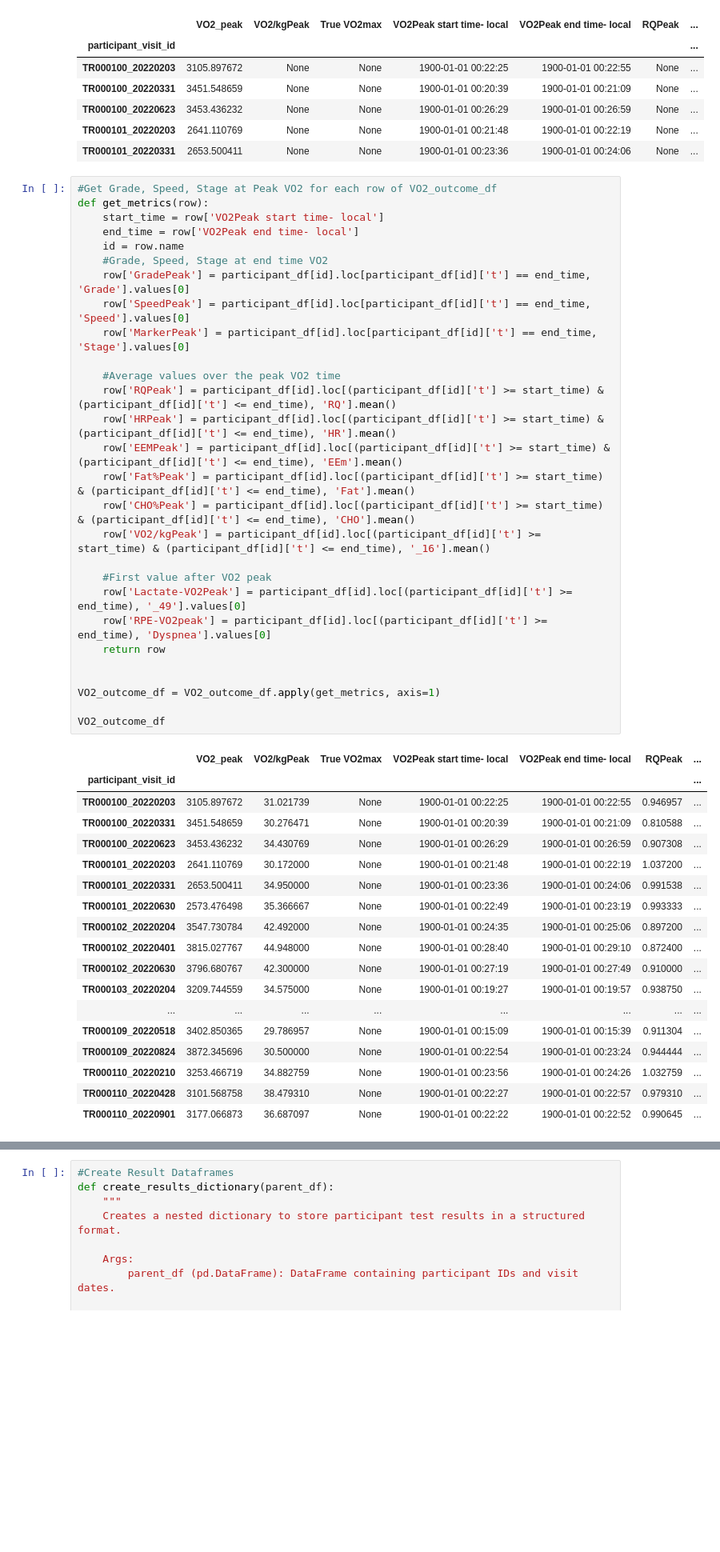
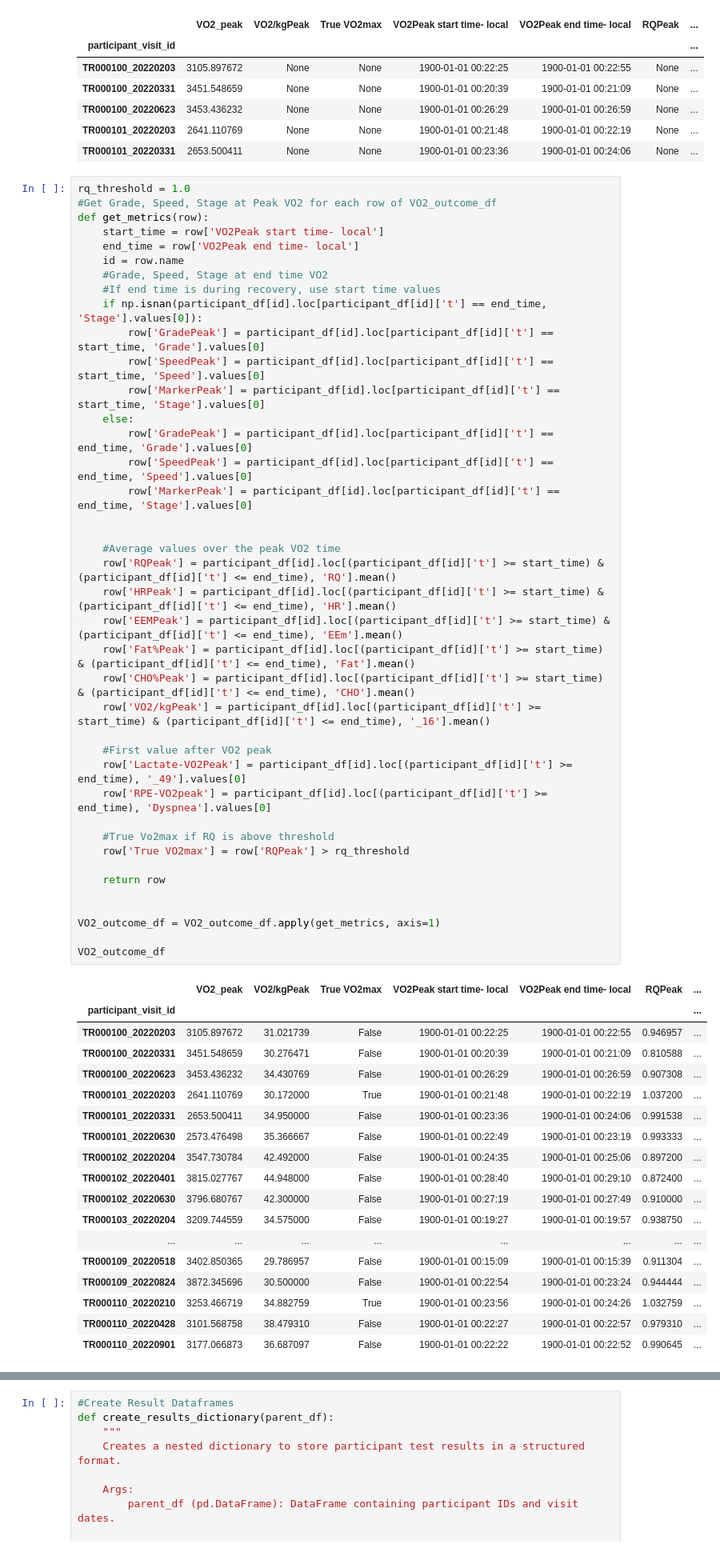
Before and after one commit to myschne/SI485Project, a Jupyter notebook: MIPACEFeatExt.ipynb, the cells around one changed output, grey strips where cells are left out. Shown at 80% size. Cells and saved outputs as stored; diff of their text form; blank space fills up the shorter version.

Commit message:
Fixed marker peak and completed stage summary table function except steady state

```diff
--- a/MIPACEFeatExt.ipynb
+++ b/MIPACEFeatExt.ipynb
@@ -191,49 +192,61 @@ VO2_outcome_df.head()
 | TR000101_20220203 | 2641.110769 | None | None | 1900-01-01 00:21:48 | 1900-01-01 00:22:19 | None | ... |
 | TR000101_20220331 | 2653.500411 | None | None | 1900-01-01 00:23:36 | 1900-01-01 00:24:06 | None | ... |
 # %%
+rq_threshold = 1.0
 #Get Grade, Speed, Stage at Peak VO2 for each row of VO2_outcome_df
 def get_metrics(row):
     start_time = row['VO2Peak start time- local']
     end_time = row['VO2Peak end time- local']
     id = row.name
     #Grade, Speed, Stage at end time VO2
-    row['GradePeak'] = participant_df[id].loc[participant_df[id]['t'] == end_time, 'Grade'].values[0]
-    row['SpeedPeak'] = participant_df[id].loc[participant_df[id]['t'] == end_time, 'Speed'].values[0]
-    row['MarkerPeak'] = participant_df[id].loc[participant_df[id]['t'] == end_time, 'Stage'].values[0]
+    #If end time is during recovery, use start time values
+    if np.isnan(participant_df[id].loc[participant_df[id]['t'] == end_time, 'Stage'].values[0]):
+        row['GradePeak'] = participant_df[id].loc[participant_df[id]['t'] == start_time, 'Grade'].values[0]
+        row['SpeedPeak'] = participant_df[id].loc[participant_df[id]['t'] == start_time, 'Speed'].values[0]
+        row['MarkerPeak'] = participant_df[id].loc[participant_df[id]['t'] == start_time, 'Stage'].values[0]
+    else:
+        row['GradePeak'] = participant_df[id].loc[participant_df[id]['t'] == end_time, 'Grade'].values[0]
+        row['SpeedPeak'] = participant_df[id].loc[participant_df[id]['t'] == end_time, 'Speed'].values[0]
+        row['MarkerPeak'] = participant_df[id].loc[participant_df[id]['t'] == end_time, 'Stage'].values[0]
+
 
     #Average values over the peak VO2 time
     row['RQPeak'] = participant_df[id].loc[(participant_df[id]['t'] >= start_time) & (participant_df[id]['t'] <= end_time), 'RQ'].mean()
     row['HRPeak'] = participant_df[id].loc[(participant_df[id]['t'] >= start_time) & (participant_df[id]['t'] <= end_time), 'HR'].mean()
     row['EEMPeak'] = participant_df[id].loc[(participant_df[id]['t'] >= start_time) & (participant_df[id]['t'] <= end_time), 'EEm'].mean()
     row['Fat%Peak'] = participant_df[id].loc[(participant_df[id]['t'] >= start_time) & (participant_df[id]['t'] <= end_time), 'Fat'].mean()
     row['CHO%Peak'] = participant_df[id].loc[(participant_df[id]['t'] >= start_time) & (participant_df[id]['t'] <= end_time), 'CHO'].mean()
     row['VO2/kgPeak'] = participant_df[id].loc[(participant_df[id]['t'] >= start_time) & (participant_df[id]['t'] <= end_time), '_16'].mean()
 
     #First value after VO2 peak
     row['Lactate-VO2Peak'] = participant_df[id].loc[(participant_df[id]['t'] >= end_time), '_49'].values[0]
     row['RPE-VO2peak'] = participant_df[id].loc[(participant_df[id]['t'] >= end_time), 'Dyspnea'].values[0]
+
+    #True Vo2max if RQ is above threshold
+    row['True VO2max'] = row['RQPeak'] > rq_threshold
+
     return row
 
 
 VO2_outcome_df = VO2_outcome_df.apply(get_metrics, axis=1)
 
 VO2_outcome_df
 # %% [output]
 |  | VO2_peak | VO2/kgPeak | True VO2max | VO2Peak start time- local | VO2Peak end time- local | RQPeak | ... |
 | participant_visit_id |  |  |  |  |  |  | ... |
-| TR000100_20220203 | 3105.897672 | 31.021739 | None | 1900-01-01 00:22:25 | 1900-01-01 00:22:55 | 0.946957 | ... |
-| TR000100_20220331 | 3451.548659 | 30.276471 | None | 1900-01-01 00:20:39 | 1900-01-01 00:21:09 | 0.810588 | ... |
-| TR000100_20220623 | 3453.436232 | 34.430769 | None | 1900-01-01 00:26:29 | 1900-01-01 00:26:59 | 0.907308 | ... |
-| TR000101_20220203 | 2641.110769 | 30.172000 | None | 1900-01-01 00:21:48 | 1900-01-01 00:22:19 | 1.037200 | ... |
-| TR000101_20220331 | 2653.500411 | 34.950000 | None | 1900-01-01 00:23:36 | 1900-01-01 00:24:06 | 0.991538 | ... |
-| TR000101_20220630 | 2573.476498 | 35.366667 | None | 1900-01-01 00:22:49 | 1900-01-01 00:23:19 | 0.993333 | ... |
-| TR000102_20220204 | 3547.730784 | 42.492000 | None | 1900-01-01 00:24:35 | 1900-01-01 00:25:06 | 0.897200 | ... |
-| TR000102_20220401 | 3815.027767 | 44.948000 | None | 1900-01-01 00:28:40 | 1900-01-01 00:29:10 | 0.872400 | ... |
-| TR000102_20220630 | 3796.680767 | 42.300000 | None | 1900-01-01 00:27:19 | 1900-01-01 00:27:49 | 0.910000 | ... |
-| TR000103_20220204 | 3209.744559 | 34.575000 | None | 1900-01-01 00:19:27 | 1900-01-01 00:19:57 | 0.938750 | ... |
+| TR000100_20220203 | 3105.897672 | 31.021739 | False | 1900-01-01 00:22:25 | 1900-01-01 00:22:55 | 0.946957 | ... |
+| TR000100_20220331 | 3451.548659 | 30.276471 | False | 1900-01-01 00:20:39 | 1900-01-01 00:21:09 | 0.810588 | ... |
+| TR000100_20220623 | 3453.436232 | 34.430769 | False | 1900-01-01 00:26:29 | 1900-01-01 00:26:59 | 0.907308 | ... |
+| TR000101_20220203 | 2641.110769 | 30.172000 | True | 1900-01-01 00:21:48 | 1900-01-01 00:22:19 | 1.037200 | ... |
+| TR000101_20220331 | 2653.500411 | 34.950000 | False | 1900-01-01 00:23:36 | 1900-01-01 00:24:06 | 0.991538 | ... |
+| TR000101_20220630 | 2573.476498 | 35.366667 | False | 1900-01-01 00:22:49 | 1900-01-01 00:23:19 | 0.993333 | ... |
+| TR000102_20220204 | 3547.730784 | 42.492000 | False | 1900-01-01 00:24:35 | 1900-01-01 00:25:06 | 0.897200 | ... |
+| TR000102_20220401 | 3815.027767 | 44.948000 | False | 1900-01-01 00:28:40 | 1900-01-01 00:29:10 | 0.872400 | ... |
+| TR000102_20220630 | 3796.680767 | 42.300000 | False | 1900-01-01 00:27:19 | 1900-01-01 00:27:49 | 0.910000 | ... |
+| TR000103_20220204 | 3209.744559 | 34.575000 | False | 1900-01-01 00:19:27 | 1900-01-01 00:19:57 | 0.938750 | ... |
 | ... | ... | ... | ... | ... | ... | ... | ... |
-| TR000109_20220518 | 3402.850365 | 29.786957 | None | 1900-01-01 00:15:09 | 1900-01-01 00:15:39 | 0.911304 | ... |
-| TR000109_20220824 | 3872.345696 | 30.500000 | None | 1900-01-01 00:22:54 | 1900-01-01 00:23:24 | 0.944444 | ... |
-| TR000110_20220210 | 3253.466719 | 34.882759 | None | 1900-01-01 00:23:56 | 1900-01-01 00:24:26 | 1.032759 | ... |
-| TR000110_20220428 | 3101.568758 | 38.479310 | None | 1900-01-01 00:22:27 | 1900-01-01 00:22:57 | 0.979310 | ... |
-| TR000110_20220901 | 3177.066873 | 36.687097 | None | 1900-01-01 00:22:22 | 1900-01-01 00:22:52 | 0.990645 | ... |
+| TR000109_20220518 | 3402.850365 | 29.786957 | False | 1900-01-01 00:15:09 | 1900-01-01 00:15:39 | 0.911304 | ... |
+| TR000109_20220824 | 3872.345696 | 30.500000 | False | 1900-01-01 00:22:54 | 1900-01-01 00:23:24 | 0.944444 | ... |
+| TR000110_20220210 | 3253.466719 | 34.882759 | True | 1900-01-01 00:23:56 | 1900-01-01 00:24:26 | 1.032759 | ... |
+| TR000110_20220428 | 3101.568758 | 38.479310 | False | 1900-01-01 00:22:27 | 1900-01-01 00:22:57 | 0.979310 | ... |
+| TR000110_20220901 | 3177.066873 | 36.687097 | False | 1900-01-01 00:22:22 | 1900-01-01 00:22:52 | 0.990645 | ... |
```
Also changed, not shown: parts of 4 cells of this notebook.
